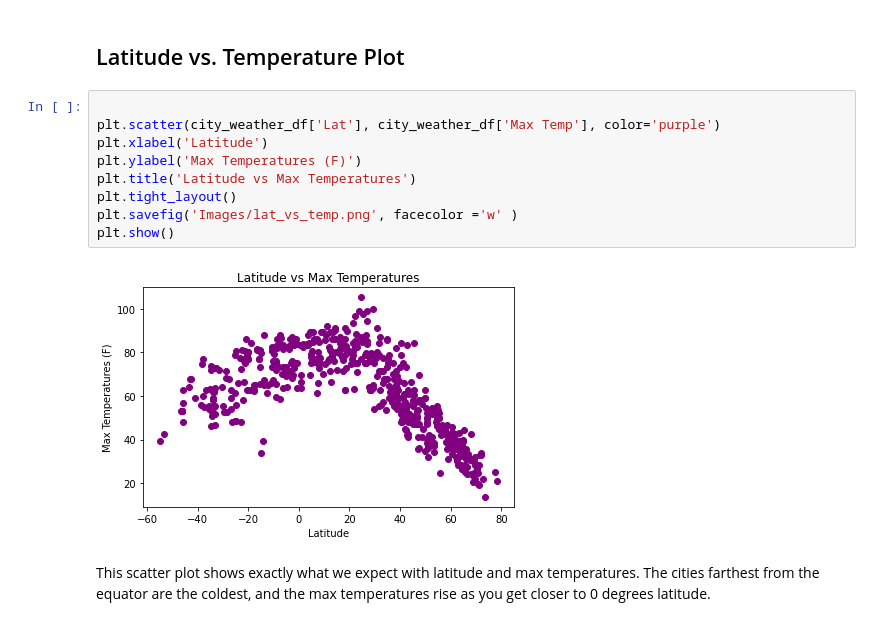
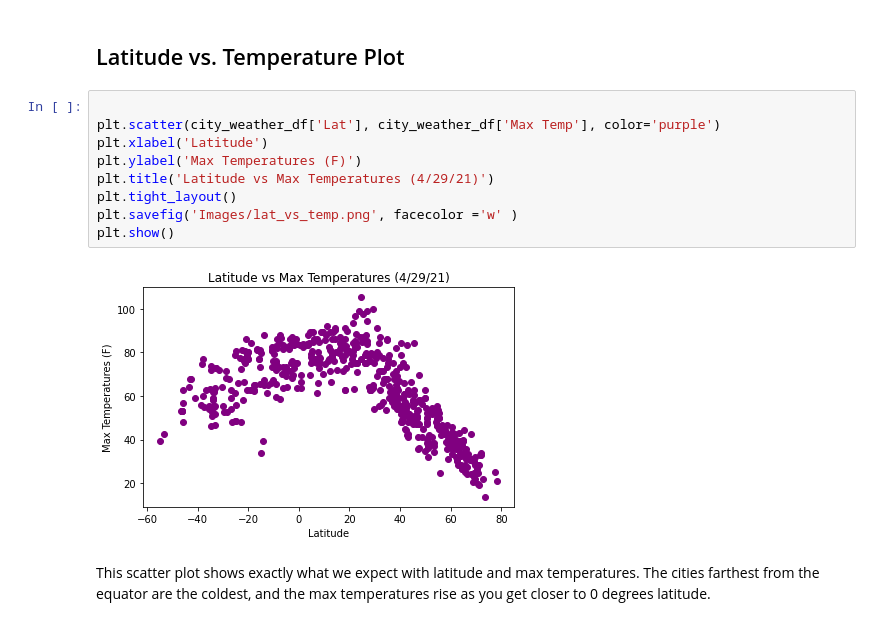
Before and after one commit to knorman123/python-api-challenge, a Jupyter notebook: Weather/WeatherPy.ipynb, the cells around one changed output. Cells and saved outputs as stored; diff of their text form.

```diff
--- a/Weather/WeatherPy.ipynb
+++ b/Weather/WeatherPy.ipynb
@@ -175,14 +175,14 @@ print(high_humidity)
 # %%
 
 plt.scatter(city_weather_df['Lat'], city_weather_df['Max Temp'], color='purple')
 plt.xlabel('Latitude')
 plt.ylabel('Max Temperatures (F)')
-plt.title('Latitude vs Max Temperatures')
+plt.title('Latitude vs Max Temperatures (4/29/21)')
 plt.tight_layout()
 plt.savefig('Images/lat_vs_temp.png', facecolor ='w' )
 plt.show()
 # %% [output]
-[figure, old version]
+[figure, new version]
 # %% [markdown]
 This scatter plot shows exactly what we expect with latitude and max temperatures.  The cities farthest from the equator are the coldest, and the max temperatures rise as you get closer to 0 degrees latitude.
 # %% [markdown]
```
Also changed, not shown: parts of 6 cells of this notebook, 4 other files.
